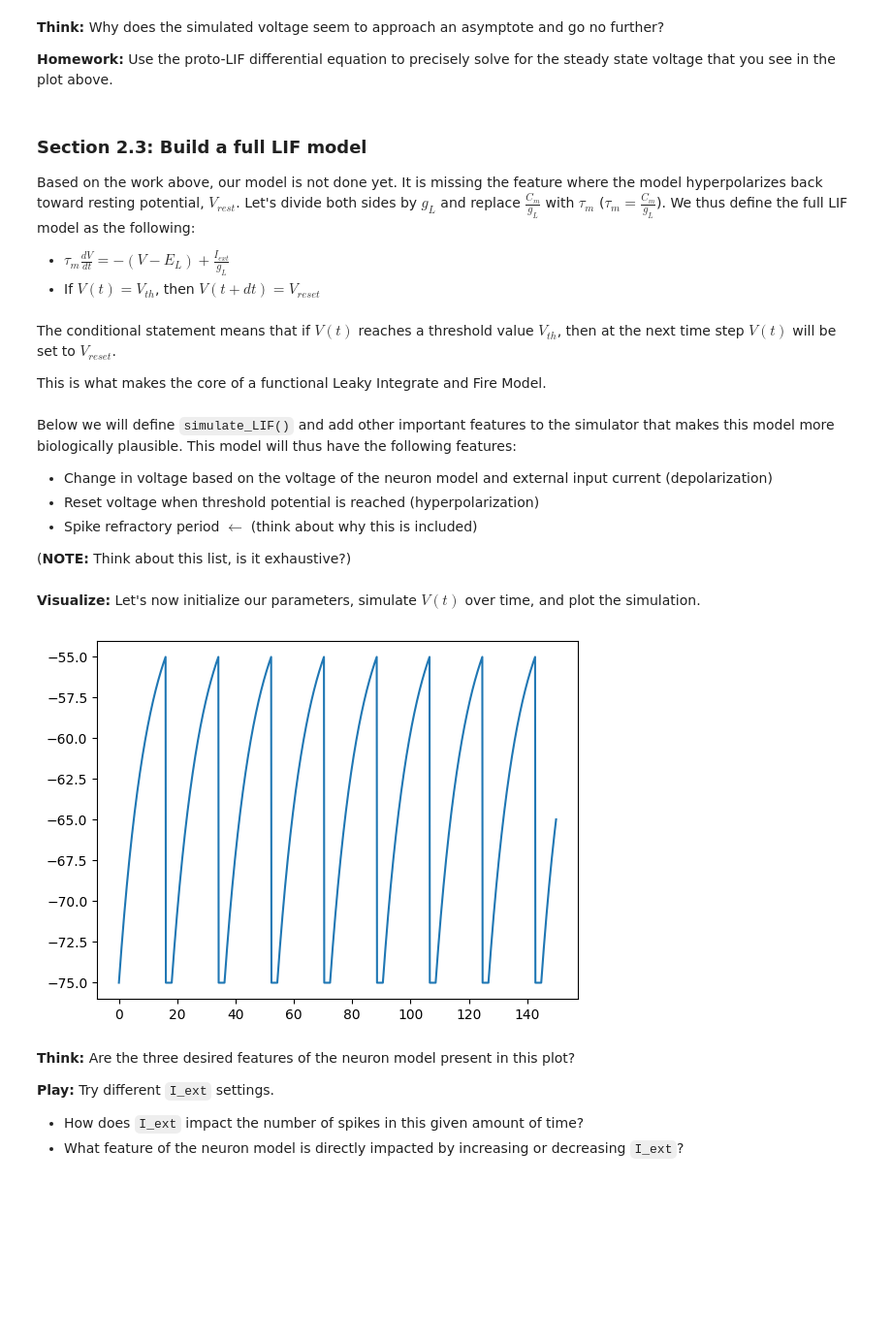
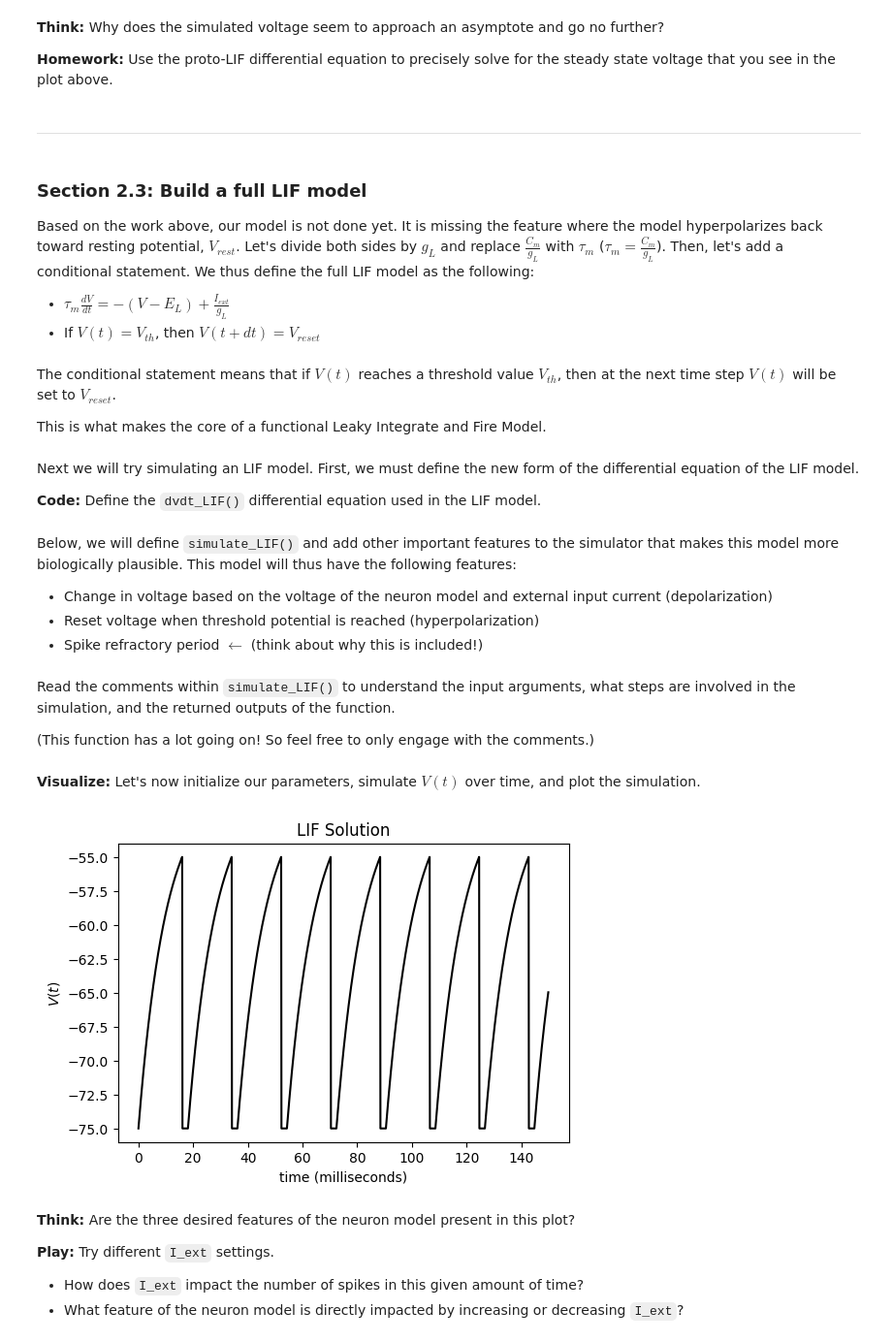
Before and after one commit to ilennaj/neuron_model_tutorial, a Jupyter notebook: notebooks/02_lif_tutorial.ipynb, the cells around one changed output. Shown at 97% size. Saved outputs shown, nothing was run; the diff lists cells and outputs as text; code cells hidden in the pictures; blank space fills up the shorter version.

```diff
--- a/notebooks/02_lif_tutorial.ipynb
+++ b/notebooks/02_lif_tutorial.ipynb
@@ -221,37 +258,50 @@ plt.show()
 **Think:** Why does the simulated voltage seem to approach an asymptote and go no further?
 
 **Homework:** Use the proto-LIF differential equation to precisely solve for the steady state voltage that you see in the plot above.
+# %% [markdown]
+---
 # %% [markdown]
 ### Section 2.3: Build a full LIF model
 
-Based on the work above, our model is not done yet. It is missing the feature where the model hyperpolarizes back toward resting potential, $V_{rest}$. Let's divide both sides by $g_L$ and replace $\frac{C_m}{g_L}$ with $\tau_m$ ($\tau_m = \frac{C_m}{g_L}$).  We thus define the full LIF model as the following:
+Based on the work above, our model is not done yet. It is missing the feature where the model hyperpolarizes back toward resting potential, $V_{rest}$. Let's divide both sides by $g_L$ and replace $\frac{C_m}{g_L}$ with $\tau_m$ ($\tau_m = \frac{C_m}{g_L}$). Then, let's add a conditional statement. We thus define the full LIF model as the following:
 - $ \tau_m \frac{dV}{dt} = -(V-E_L) + \frac{I_{ext}}{g_L} $
 - If $ V(t) = V_{th}$, then $ V(t + dt) = V_{reset} $
 # %% [markdown]
 The conditional statement means that if $V(t)$ reaches a threshold value $V_{th}$, then at the next time step $V(t)$ will be set to $V_{reset}$.
 
 This is what makes the core of a functional Leaky Integrate and Fire Model.
+# %% [markdown]
+Next we will try simulating an LIF model. First, we must define the new form of the differential equation of the LIF model.
+
+**Code:** Define the `dvdt_LIF()` differential equation used in the LIF model.
+# %%
+def dvdt_LIF(g_L, E_L, tau_m, I_ext, V_val):
+    #### TODO ####:
+    # Define dvdt with the updated LIF model differential equation
+    dvdt = (1/tau_m) * (-(V_val - E_L) + I_ext/g_L) #TODO: Remove in student version
+    ##############
+    return(dvdt)
 # %% [markdown]
-Below we will define `simulate_LIF()` and add other important features to the simulator that makes this model more biologically plausible. This model will thus have the following features:
+Below, we will define `simulate_LIF()` and add other important features to the simulator that makes this model more biologically plausible. This model will thus have the following features:
 - Change in voltage based on the voltage of the neuron model and external input current (depolarization)
 - Reset voltage when threshold potential is reached (hyperpolarization)
-- Spike refractory period $\leftarrow$ (think about why this is included)
-
-(**NOTE:** Think about this list, is it exhaustive?)
+- Spike refractory period $\leftarrow$ (think about why this is included!)
+# %% [markdown]
+Read the comments within `simulate_LIF()` to understand the input arguments, what steps are involved in the simulation, and the returned outputs of the function.
+
+(This function has a lot going on! So feel free to only engage with the comments.)
 # %%
 def simulate_LIF(params, I_inj): # Possibly make this into a helper function
-    """Compute solution of the differential equation xdot=a*x with
-    initial condition x0 for a duration T. Use time step dt for numerical
+    """Compute solution of the LIF model with
+    initial condition V_0 for a duration T. Use time step dt for numerical
     solution.
 
     Args:
-    a (scalar): parameter of xdot (xdot=a*x)
-    x0 (scalar): initial condition (x at time 0)
-    dt (scalar): timestep of the simulation
-    T (scalar): total duration of the simulation
+    params (dict): parameters for proto-LIF model
+    I_inj (scalar): injected external input current
 
     Returns:
-    ndarray, ndarray: `x` for all simulation steps and the time `t` at each step
+    ndarray, ndarray: `V` for all simulation steps and the time `t` at each step
     """
 
     # Initialize parameters
@@ -261,7 +311,6 @@ def simulate_LIF(params, I_inj): # Possibly make this into a helper function
     C_m = params['C_m']
     dt  = params['dt']
     T   = params['T']
-
     V_th = params['V_th']
     V_reset = params['V_reset']
     tau_m = params['tau_m']
@@ -287,33 +336,32 @@ def simulate_LIF(params, I_inj): # Possibly make this into a helper function
             V[k-1] = V_reset  # reset voltage
             tr = tref / dt  # set refractory time
 
-        # for each point in time, compute xdot from x[k-1]
+        # for each point in time, compute dvdt from x[k-1]
         dvdt = dvdt_LIF(g_L, E_L, tau_m, I_inj[k-1], V[k-1])
 
-        # Update x based on x[k-1] and xdot
+        # Update x based on x[k-1] and dvdt
         V[k] = V[k-1] + dvdt*dt
 
     return V, t, rec_spikes
-
-def dvdt_LIF(g_L, E_L, tau_m, I_ext, V_val):
-    return((1/tau_m) * (-(V_val - E_L) + I_ext/g_L))
 # %% [markdown]
 **Visualize:** Let's now initialize our parameters, simulate $V(t)$ over time, and plot the simulation.
 # %%
 # Choose current magnitude and initialize parameters
-I_ext = 250 #pA
+I_ext = 250 # pA
 params = default_params()
-# params['T'] = 50.0
-
 
 # Run simulation
-solution, t, spike_times = simulate_LIF(params, I_ext)
+LIF_solution, t, spike_times = simulate_LIF(params, I_ext)
 
 # Plot simulation
-plt.plot(t, solution)
+fig, ax = plt.subplots(1,1,figsize=(6,4),facecolor='white')
+ax.plot(t, LIF_solution, c='black')
+ax.set_title(r'LIF Solution')
+ax.set_xlabel('time (milliseconds)')
+ax.set_ylabel('$V(t)$')
 plt.show()
 # %% [output]
-[figure, old version]
+[figure, new version]
 # %% [markdown]
 **Think:** Are the three desired features of the neuron model present in this plot?
 
```
Also changed, not shown: parts of 85 cells of this notebook, 1 other file.
